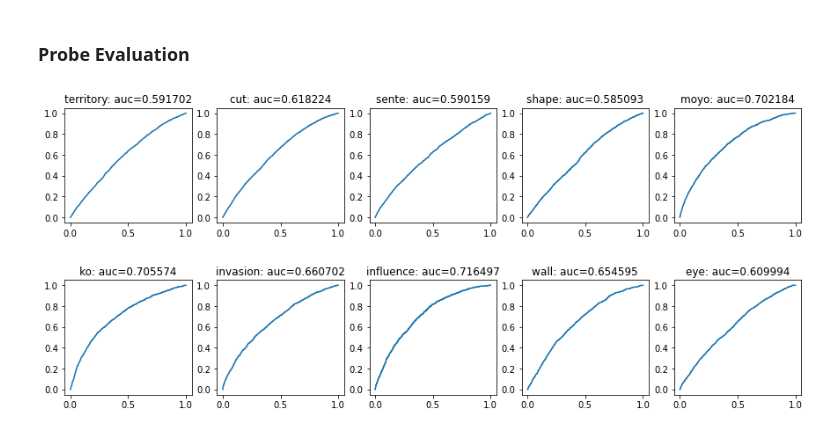
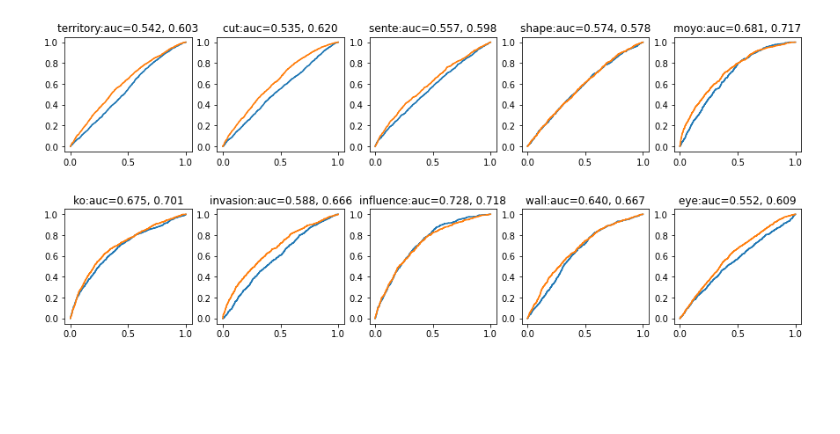
Before and after one commit to AndreHe02/go-probe, a Jupyter notebook: linear_probe.ipynb, the cells around one changed output. Cells and saved outputs as stored; diff of their text form; code cells hidden in the pictures; blank space fills up the shorter version.

```diff
--- a/linear_probe.ipynb
+++ b/linear_probe.ipynb
@@ -29,4 +71,4 @@ test_dataset = load_to_memory(test_dataset)
 # %%
 from models import *
 go_model = load_go_model_from_ckpt('model_ckpt.pth.tar', rm_prefix=True)
-feat_model = CutModel(go_model, 7).cuda()
+feat_model = nn.Sequential(CutModel(go_model, 7), nn.Flatten()).cuda()
@@ -40,10 +78,8 @@ probe_model = linear_probe
 # %%
-exp = ProbeExperiment(train_dataset, test_dataset, keywords)
+exp = ProbeExperiment(get_train_loader, get_test_loader, feat_model)
 
 criterion = nn.BCEWithLogitsLoss()
-config = {'num_epochs':4, 'batch_size':512,
-               'criterion':criterion,
-               'optimizer':optim.Adam(probe_model.parameters(), lr=0.001),
-               'write_log':True, 'save_ckpt':False}
-exp.run('linear_probe', feat_model, probe_model, config)
+optimizer = optim.Adam(probe_model.parameters(), lr=0.003)
+config = {'name':'final_layer_probe', 'write_log':False, 'progress_bar':True, 'save_ckpt':False}
+exp.run(probe_model, criterion, optimizer, 5, config)
 # %% [output]
@@ -54,25 +91,21 @@ exp.run('linear_probe', feat_model, probe_model, config)
-# %% [markdown]
-### Probe Evaluation
-# %%
-preds, labels = exp.predict_labels(feat_model, probe_model, test_dataset)
+# %%
+preds_fl, labels_fl = exp.get_predictions(probe_model, get_test_loader())
 # %%
-from sklearn.metrics import roc_curve, roc_auc_score
-import matplotlib.pyplot as plt
-from math import ceil
-
 cols = 5
 rows = ceil(len(keywords)/cols)
 plt.rcParams['figure.figsize'] = (3*cols, 3*rows)
 fig, axs = plt.subplots(rows, cols)
 fig.subplots_adjust(hspace=0.5)
 
 for kw in range(len(keywords)):
     kw_preds, kw_labels = preds[:,kw], labels[:,kw]
+    kw_preds_fl, kw_labels_fl = preds_fl[:,kw], labels_fl[:,kw]
     fprs, tprs, _ = roc_curve(kw_labels, kw_preds)
+    fprs_fl, tprs_fl, _ = roc_curve(kw_labels_fl, kw_preds_fl)
     auc = roc_auc_score(kw_labels, kw_preds)
+    auc_fl = roc_auc_score(kw_labels_fl, kw_preds_fl)
     axs[kw//cols][kw%cols].plot(fprs, tprs)
-    axs[kw//cols][kw%cols].set_title('%s: auc=%f' % (keywords[kw], auc))
-
-plt.show()
+    axs[kw//cols][kw%cols].plot(fprs_fl, tprs_fl)
+    axs[kw//cols][kw%cols].set_title('%s:auc=%.3f, %.3f' % (keywords[kw], auc, auc_fl))
 # %% [output]
-[figure, old version]
+[figure, new version]
```
Also changed, not shown: parts of 14 cells of this notebook, 22 other files.
